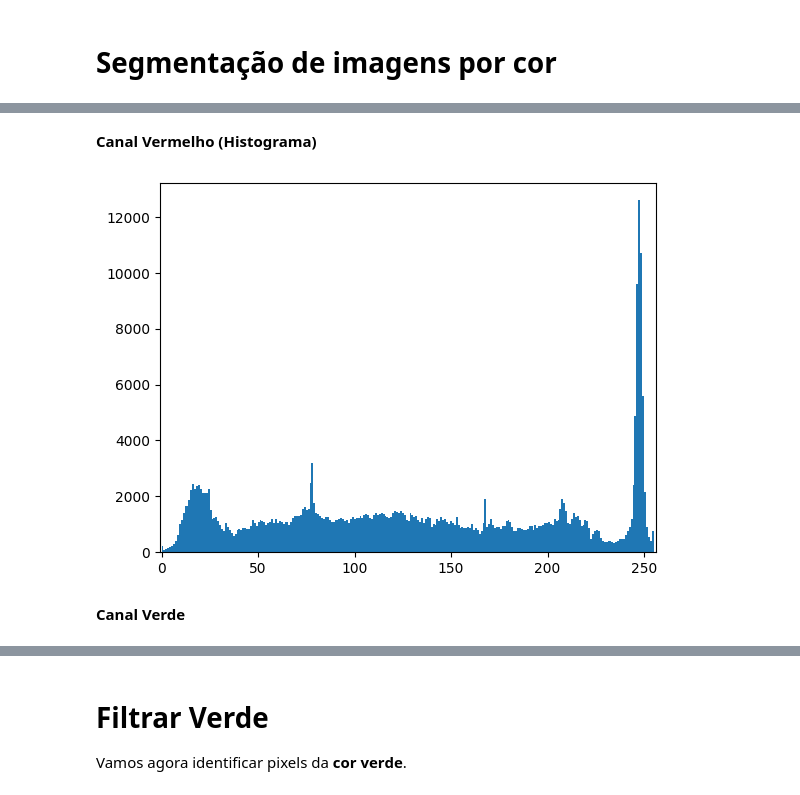
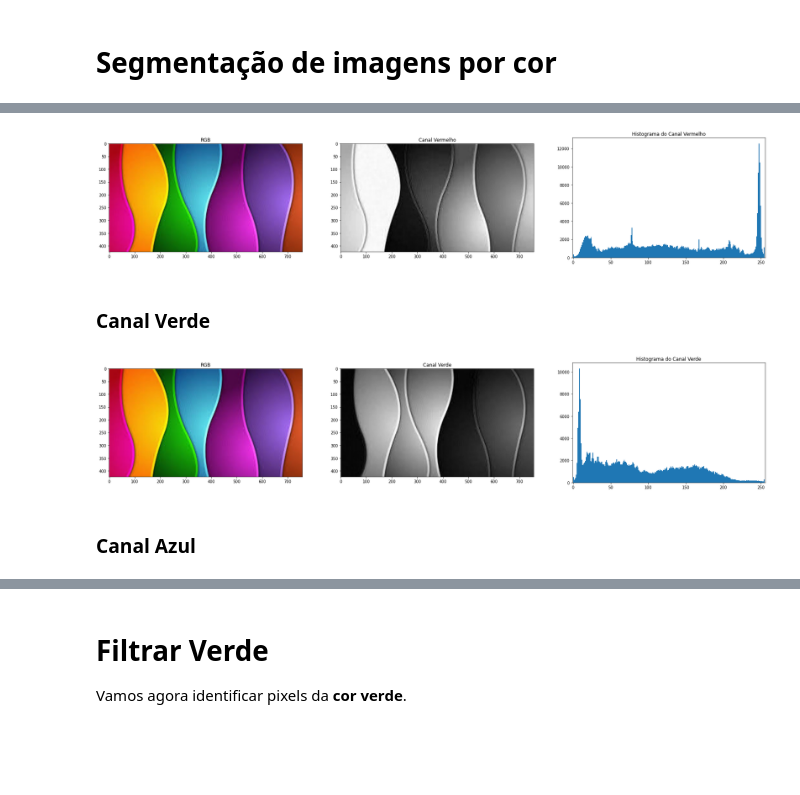
Before and after one commit to Insper/robotica-computacional, a Jupyter notebook: docs/modulos/01-imagens-e-matrizes/atividade4.ipynb, the cells around one changed output, grey strips where cells are left out. Saved outputs shown, nothing was run; the diff lists cells and outputs as text; code cells hidden in the pictures; blank space fills up the shorter version.

```diff
--- a/docs/modulos/01-imagens-e-matrizes/atividade4.ipynb
+++ b/docs/modulos/01-imagens-e-matrizes/atividade4.ipynb
@@ -30,10 +26,46 @@ plt.show()
+# %%
+height, width, _ = cores_rgb.shape
+plt.figure(figsize=(30, height / width * 10))  # para melhor visualização do histograma
+
+plt.subplot(1,3,1)
+plt.title("RGB")
+plt.imshow(cores_rgb, cmap='gray')
+
+# **Canal Vermelho**
+plt.subplot(1,3,2)
+plt.title("Canal Vermelho")
+cores_r = cores_rgb[:,:,0]
+plt.imshow(cores_r, cmap='gray')
+
+plt.subplot(1,3,3)
+plt.title("Histograma do Canal Vermelho")
+plt.hist(cores_r.flatten(), bins=256)
+plt.xlim([-1,256]) # para melhor visualização do histograma
+plt.show()
+# %% [output]
+[figure, added]
 # %% [markdown]
-**Canal Vermelho (Histograma)**
+### Canal Verde
-# %%
-plt.hist(cores_r.flatten(), bins=256)
-plt.xlim([-1,256]) # para melhor visualização do histograma
-plt.show()
-# %% [output]
-[figure, removed]
+# %%
+height, width, _ = cores_rgb.shape
+plt.figure(figsize=(30, height / width * 10))  # para melhor visualização do histograma
+
+plt.subplot(1,3,1)
+plt.title("RGB")
+plt.imshow(cores_rgb, cmap='gray')
+
+# **Canal Verde**
+plt.subplot(1,3,2)
+plt.title("Canal Verde")
+cores_g = cores_rgb[:,:,1]
+plt.imshow(cores_g, cmap='gray')
+
+plt.subplot(1,3,3)
+plt.title("Histograma do Canal Verde")
+plt.hist(cores_g.flatten(), bins=256)
+plt.xlim([-1,256]) # para melhor visualização do histograma
+plt.show()
+# %% [output]
+[figure, added]
 # %% [markdown]
-**Canal Verde**
+### Canal Azul
```
Also changed, not shown: parts of 13 cells of this notebook, 1 other file.
